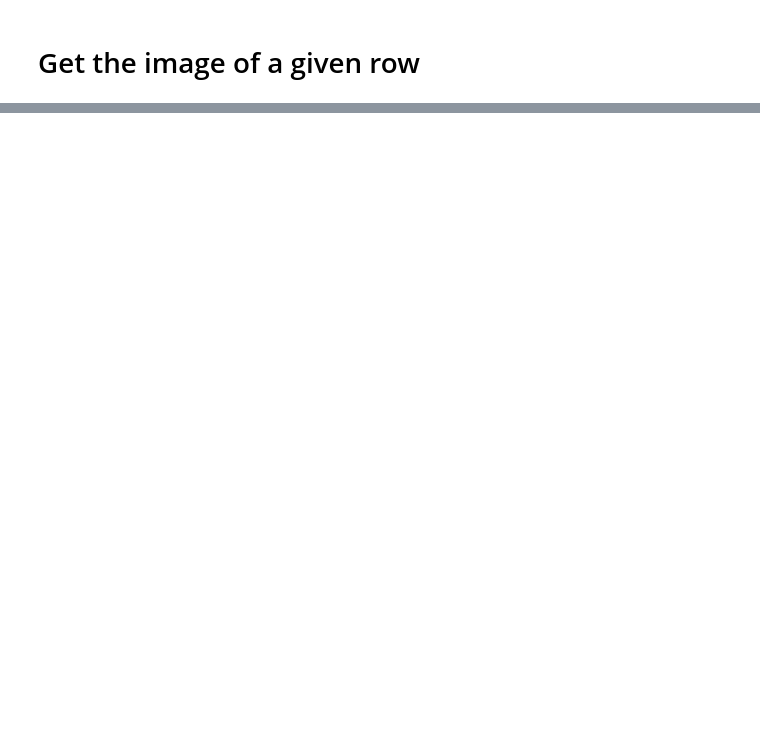
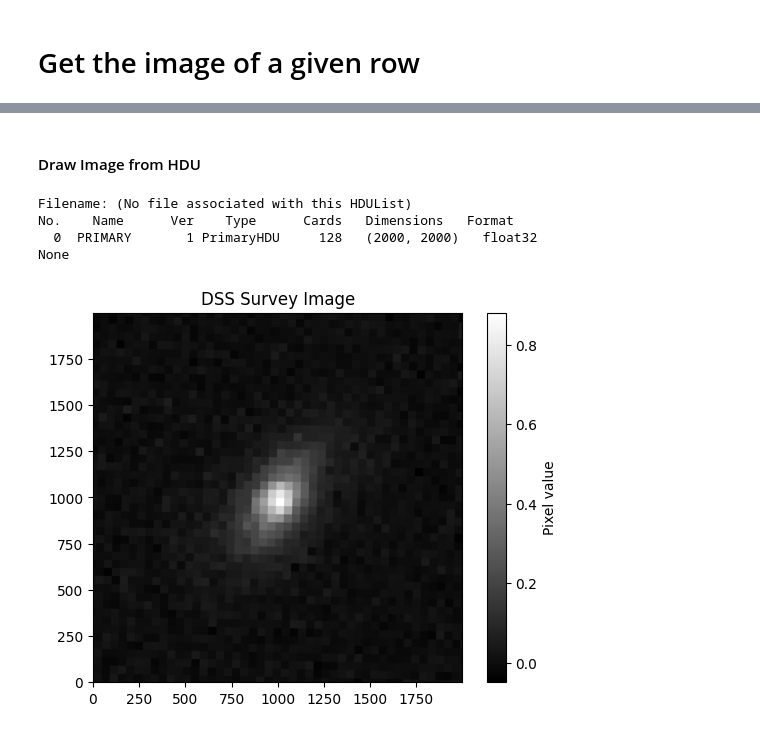
Before and after one commit to joshua-burbidge/astro_data, a Jupyter notebook: notebooks/get_image.ipynb, the cells around one changed output, grey strips where cells are left out. Drawn from its saved outputs; the diff is of its cells as text; code cells hidden in the pictures; blank space fills up the shorter version.

Commit message:
use astroquery skyview to get image

```diff
--- a/notebooks/get_image.ipynb
+++ b/notebooks/get_image.ipynb
@@ -55,0 +57,16 @@ i.show()
+# %%
+from astroquery.skyview import SkyView
+import astropy.units as u
+import logging
+logging.basicConfig(level=logging.WARNING)
+
+position = f"{degree_coords['RA']} {degree_coords['DEC']}"
+print(f"Position: {position}")
+
+# images = SkyView.get_images(position='Eta Carinae', survey=['DSS'])
+images = SkyView.get_images(position=position, survey=['SDSSg'], height=0.005 * u.deg, width=0.005 * u.deg, pixels=2000)
+print(f"Number of images: {len(images)}")
+
+hdu_list = images[0]
+image_hdu = hdu_list[0]
+image_hdu
@@ -55,0 +79,19 @@ i.show()
+# %% [markdown]
+#### Draw Image from HDU
+# %%
+import matplotlib.pyplot as plt
+
+data = image_hdu.data
+
+print(hdu_list.info())
+
+plt.imshow(data, cmap='gray', origin='lower')
+plt.title("DSS Survey Image")
+plt.colorbar(label='Pixel value')
+plt.show()
+# %% [output]
+Filename: (No file associated with this HDUList)
+No.    Name      Ver    Type      Cards   Dimensions   Format
+  0  PRIMARY       1 PrimaryHDU     128   (2000, 2000)   float32
+None
+[figure, added]
```
Also changed, not shown: parts of 9 cells of this notebook.
